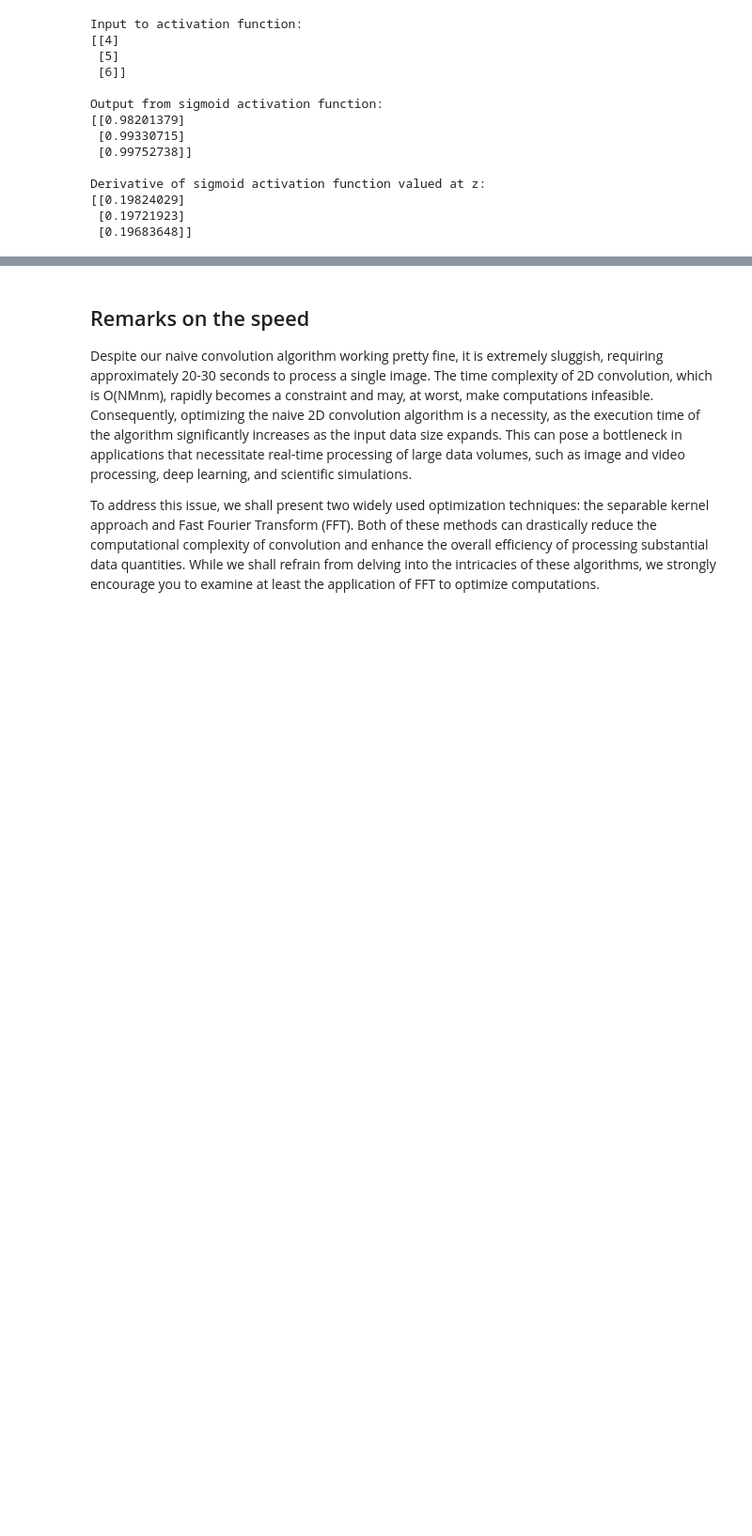
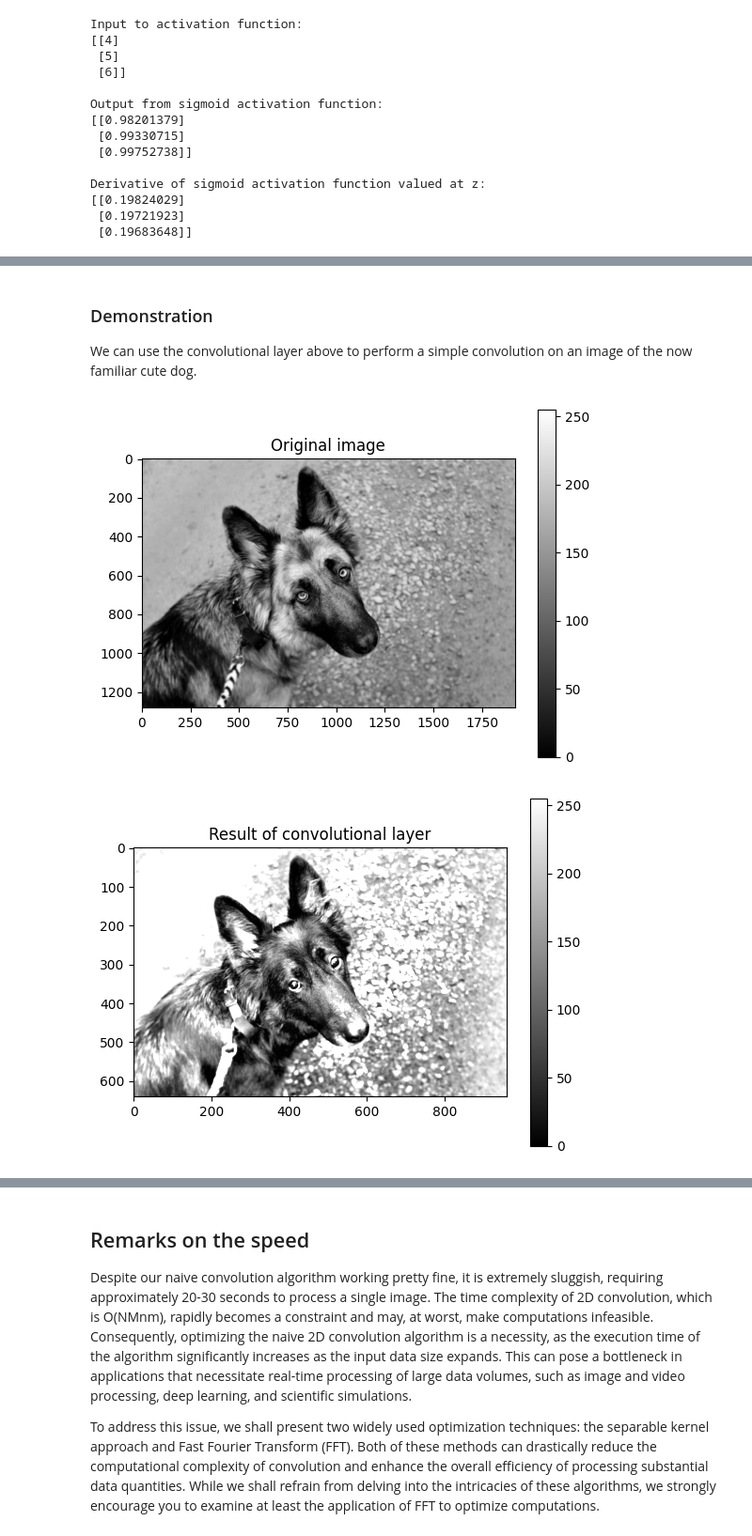
Before and after one commit to EricEReber/CNN, a Jupyter notebook: doc/CNN_in_Python.ipynb, the cells around one changed output, grey strips where cells are left out. Shown at 94% size. Cells and saved outputs as stored; diff of their text form; code cells hidden in the pictures; blank space fills up the shorter version.

```diff
--- a/doc/CNN_in_Python.ipynb
+++ b/doc/CNN_in_Python.ipynb
@@ -584,0 +894,44 @@ Time taken for convolution on 128x128 image 30.586028814315796
+# %% [markdown]
+### Demonstration
+We can use the convolutional layer above to perform a simple convolution on an image of the now familiar cute dog.
+# %%
+import numpy as np
+import imageio.v3 as imageio
+import matplotlib.pyplot as plt
+
+def plot_convolution_result(X, layer):
+    plt.imshow(X[0, 0, :, :], vmin=0, vmax=255, cmap="gray")
+    plt.title("Original image")
+    plt.colorbar()
+    plt.show()
+    conv_result = layer._feedforward(X)
+    plt.title("Result of convolutional layer")
+    plt.imshow(conv_result[0, 0, :, :], vmin=0, vmax=255, cmap="gray")
+    plt.colorbar()
+    plt.show()
+
+# create layer
+layer = Convolution2DLayer(
+    input_channels=3,
+    feature_maps=1,
+    kernel_height=4,
+    kernel_width=4,
+    v_stride=2,
+    h_stride=2,
+    pad="same",
+    act_func=identity,
+    seed=2023,
+    )
+
+# read in image path, make data correct format
+img_path = img_path = "../data/IMG-2167.JPG"
+image_of_cute_dog = imageio.imread(img_path)
+image_shape = image_of_cute_dog.shape
+image_of_cute_dog = image_of_cute_dog.reshape(1, image_shape[0], image_shape[1], image_shape[2])
+image_of_cute_dog = image_of_cute_dog.transpose(0, 3, 1, 2)
+
+# plot the result of the convolution
+plot_convolution_result(image_of_cute_dog, layer)
+# %% [output]
+[figure, new version]
+[figure, new version]
```
Also changed, not shown: parts of 34 cells of this notebook.
